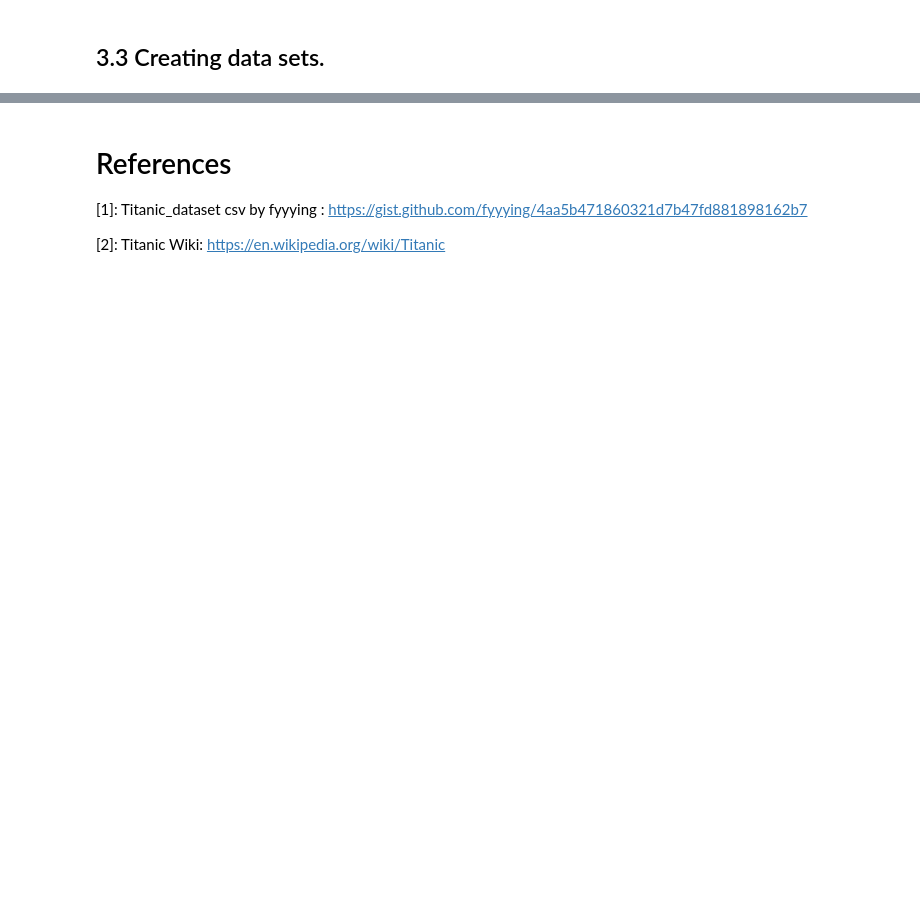
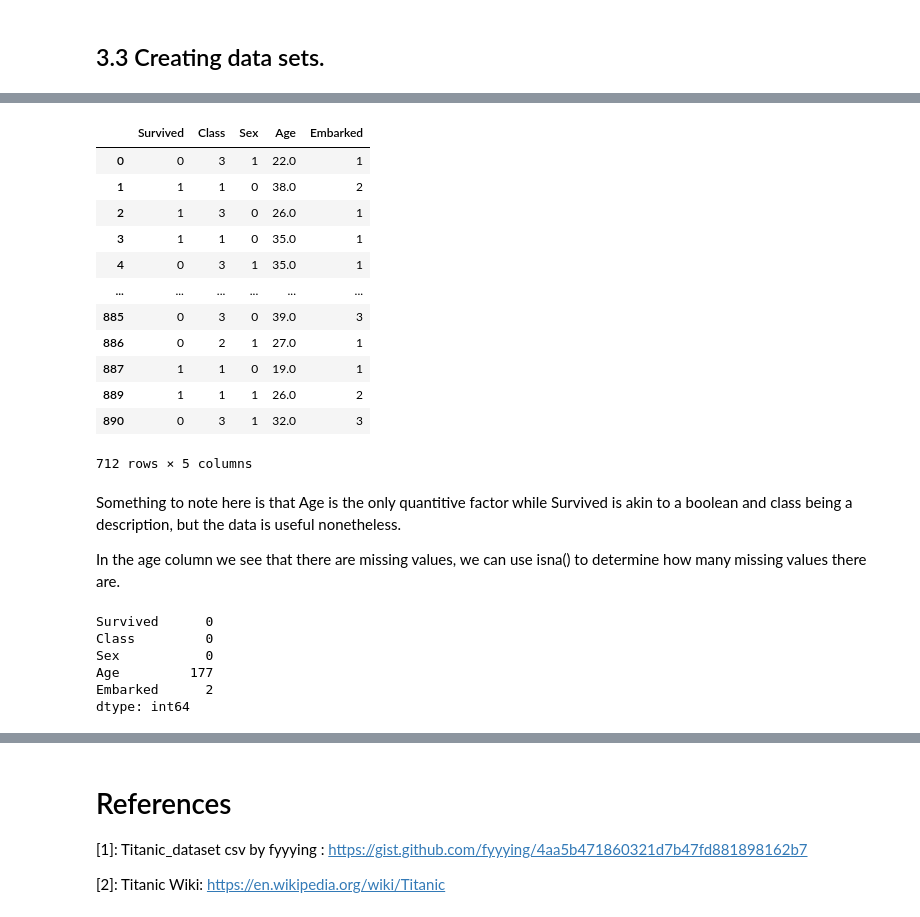
Before and after one commit to StephenCaulfield/Programming-for-Data-Analytics, a Jupyter notebook: PFDAproject.ipynb, the cells around one changed output, grey strips where cells are left out. Saved outputs shown, nothing was run; the diff lists cells and outputs as text; code cells hidden in the pictures; blank space fills up the shorter version.

```diff
--- a/PFDAproject.ipynb
+++ b/PFDAproject.ipynb
@@ -178,0 +189,39 @@ passengers
+# %%
+df = df.rename(columns = {
+    "Pclass" : 'Class'
+})
+df['Embarked'].loc[(df['Embarked'] == 'S')] = 1
+df['Embarked'].loc[(df['Embarked'] == 'C')] = 2
+df['Embarked'].loc[(df['Embarked'] == 'Q')] = 3
+df['Sex'].loc[(df['Sex'] == 'male')] = int(1)
+df['Sex'].loc[(df['Sex'] == 'female')] = int(0)
+df['Sex'] = df['Sex'].convert_dtypes('int32')
+df['Embarked'] = df['Embarked'].convert_dtypes('int32')
+df
+# %% [output]
+|  | Survived | Class | Sex | Age | Embarked |
+| 0 | 0 | 3 | 1 | 22.0 | 1 |
+| 1 | 1 | 1 | 0 | 38.0 | 2 |
+| 2 | 1 | 3 | 0 | 26.0 | 1 |
+| 3 | 1 | 1 | 0 | 35.0 | 1 |
+| 4 | 0 | 3 | 1 | 35.0 | 1 |
+| ... | ... | ... | ... | ... | ... |
+| 885 | 0 | 3 | 0 | 39.0 | 3 |
+| 886 | 0 | 2 | 1 | 27.0 | 1 |
+| 887 | 1 | 1 | 0 | 19.0 | 1 |
+| 889 | 1 | 1 | 1 | 26.0 | 2 |
+| 890 | 0 | 3 | 1 | 32.0 | 3 |
+712 rows × 5 columns
+# %% [markdown]
+<p>Something to note here is that Age is the only quantitive factor while Survived is akin to a boolean and class being a description, but the data is useful nonetheless.</p>
+<p>In the age column we see that there are missing values, we can use isna() to determine how many missing values there are.</p>
+# %%
+#Counts missing values in each row.
+df.isna().sum()
+# %% [output]
+Survived      0
+Class         0
+Sex           0
+Age         177
+Embarked      2
+dtype: int64
```
Also changed, not shown: parts of 19 cells of this notebook.
